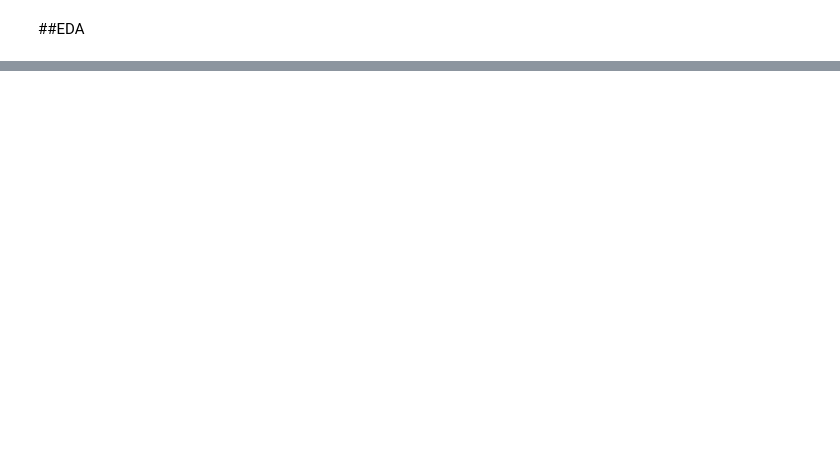
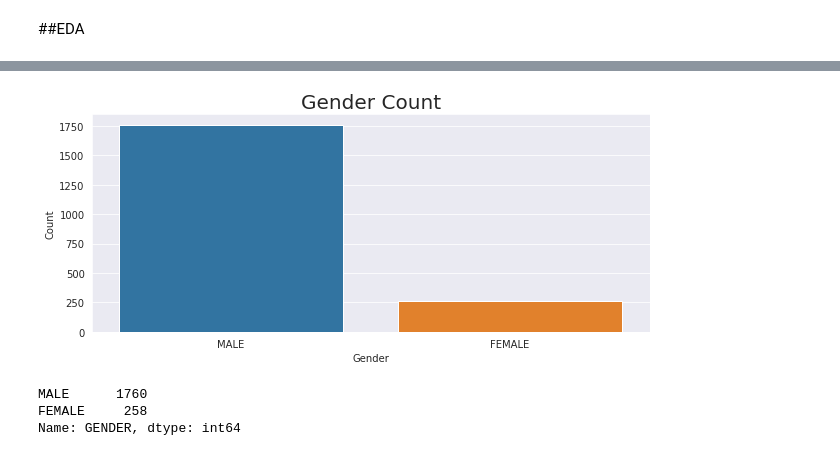
Before and after one commit to KalyaniTBhandwalkar/Assignment, a Jupyter notebook: LS_Data_analysis.ipynb, the cells around one changed output, grey strips where cells are left out. Drawn from its saved outputs; the diff is of its cells as text; code cells hidden in the pictures; blank space fills up the shorter version.

```diff
--- a/LS_Data_analysis.ipynb
+++ b/LS_Data_analysis.ipynb
@@ -42,15 +122,20 @@ ax = sns.heatmap(corr_matrix,annot=True)
 # %%
 Course  = df.GENDER.value_counts()
 sns.set_style("darkgrid")
 plt.figure(figsize=(10,4))
 sns.barplot(x=Course.index, y=Course .values)
-plt.title('Gender Percentage', fontsize = 20)
+plt.title('Gender Count', fontsize = 20)
 plt.xlabel('Gender')
 
 plt.ylabel('Count')
 
 
 plt.show()
 print(Course)
+# %% [output]
+[figure, added]
+MALE      1760
+FEMALE     258
+Name: GENDER, dtype: int64
 # %%
 plot(df)
```
Also changed, not shown: parts of 29 cells of this notebook.
